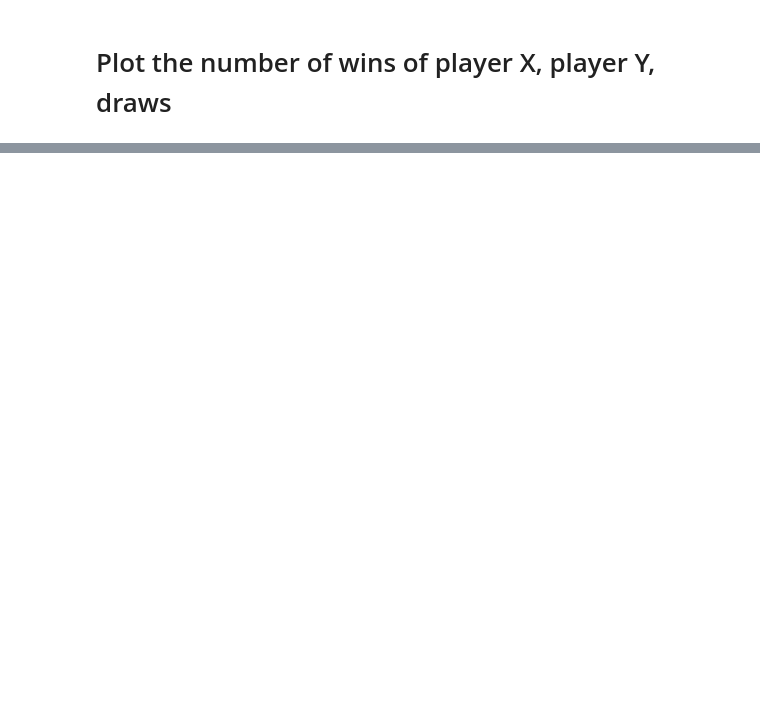
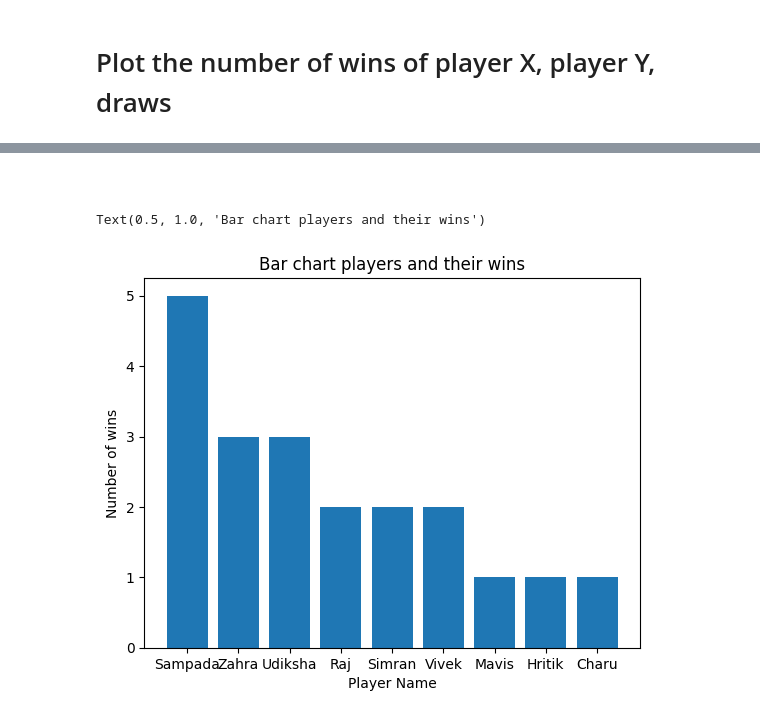
Before and after one commit to simran2195/week8hw, a Jupyter notebook: week8_database_implementation.ipynb, the cells around one changed output, grey strips where cells are left out. Cells and saved outputs as stored; diff of their text form; code cells hidden in the pictures; blank space fills up the shorter version.

```diff
--- a/week8_database_implementation.ipynb
+++ b/week8_database_implementation.ipynb
@@ -107,0 +147,10 @@ plt.show()
+# %% [markdown]
+#
+# %%
+plt.bar(game_stats.index,game_stats , width=0.8, bottom=None, align='center')
+plt.xlabel('Player Name')
+plt.ylabel('Number of wins')
+plt.title('Bar chart players and their wins')
+# %% [output]
+Text(0.5, 1.0, 'Bar chart players and their wins')
+[figure, added]
```
Also changed, not shown: parts of 13 cells of this notebook, 2 other files.
